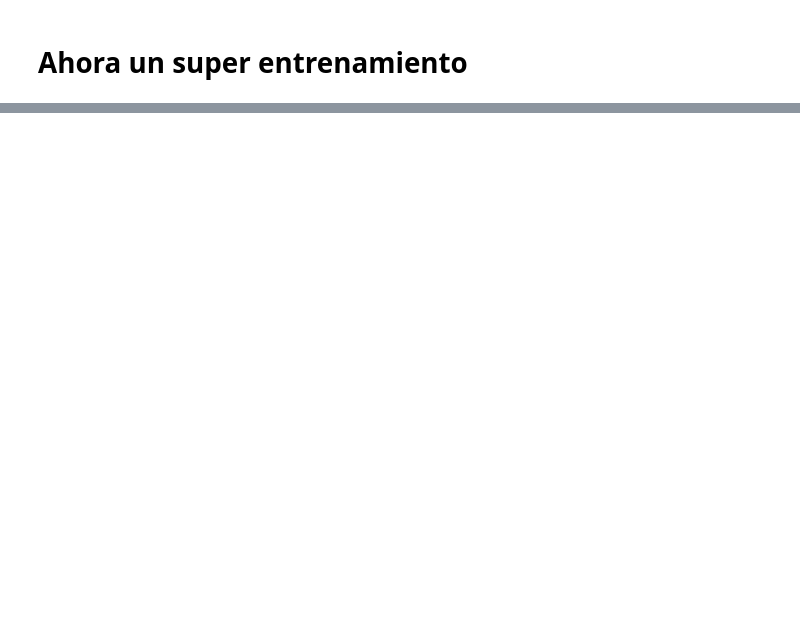
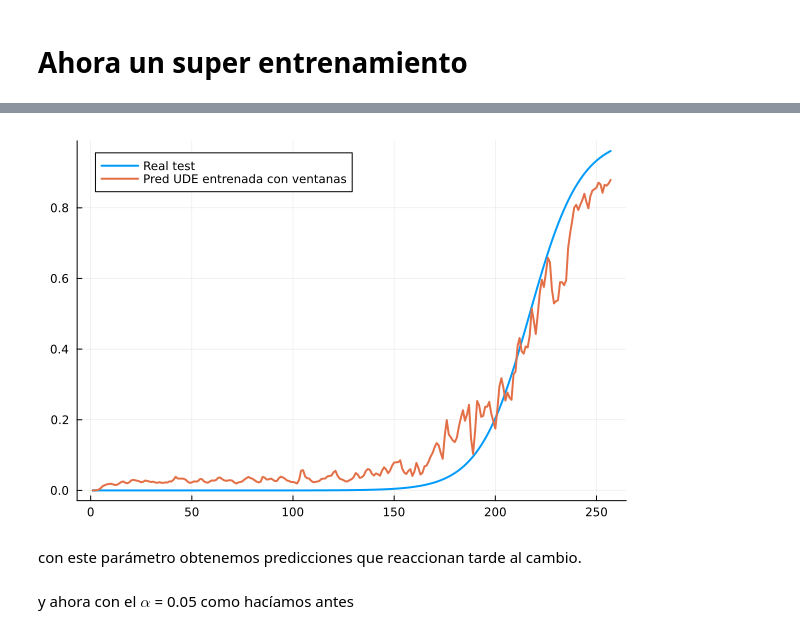
Before and after one commit to SoutoSebastian/TP-DegradacionDeMotores, a Jupyter notebook: mi_entorno/degradacionNasa.ipynb, the cells around one changed output, grey strips where cells are left out. Drawn from its saved outputs; the diff is of its cells as text; code cells hidden in the pictures; blank space fills up the shorter version.

```diff
--- a/mi_entorno/degradacionNasa.ipynb
+++ b/mi_entorno/degradacionNasa.ipynb
@@ -2699,0 +2867,30 @@ p_trained_ude_windows = best_params
+# %%
+traj_plot = test_trajs[6]
+
+pred_test = predict_traj_sensors_positive(
+    p_trained_ude_windows_FIJO1,
+    traj_plot
+)
+
+p = plot(
+    traj_plot.t,
+    traj_plot.y,
+    label="Real test",
+    linewidth=2
+)
+
+plot!(
+    p,
+    traj_plot.t,
+    pred_test,
+    label="Pred UDE entrenada con ventanas",
+    linewidth=2
+)
+
+p
+# %% [output]
+[figure, added]
+# %% [markdown]
+con este parámetro obtenemos predicciones que reaccionan tarde al cambio.
+# %% [markdown]
+y ahora con el $\alpha$ = 0.05 como hacíamos antes
```
Also changed, not shown: parts of 34 cells of this notebook, 1 other file.
